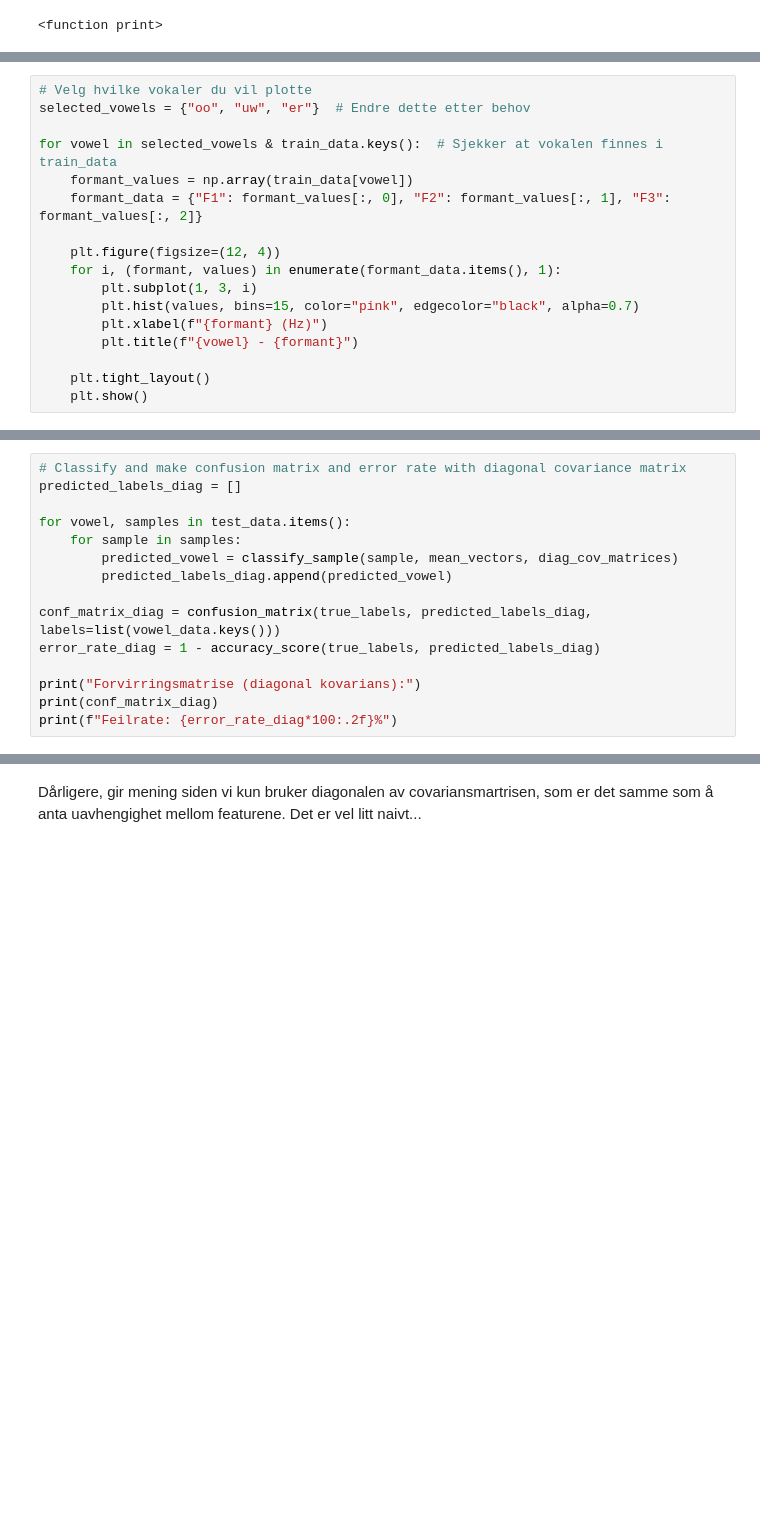
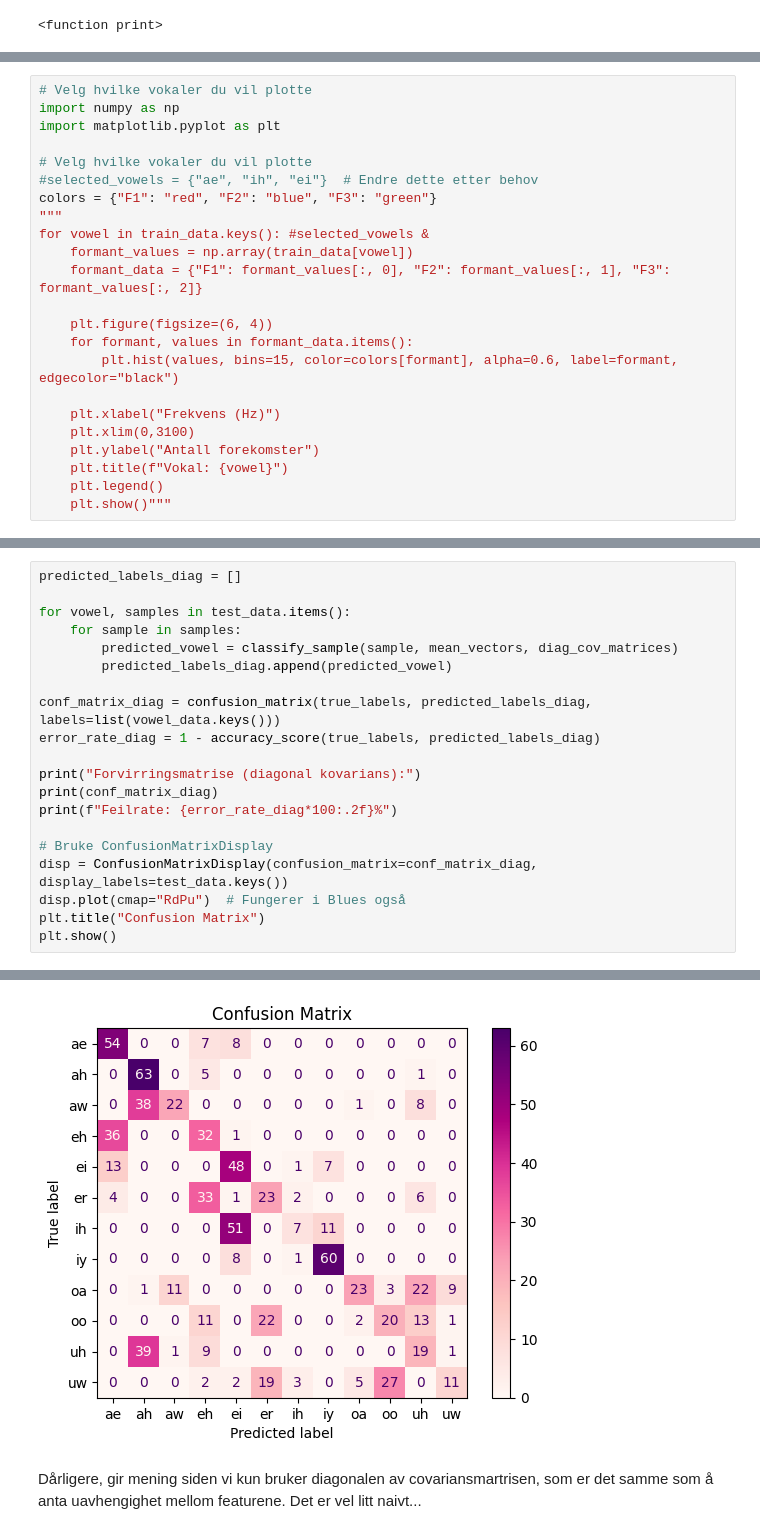
Before and after one commit to Artaosmani/TTT4275-classification-project, a Jupyter notebook: new_vowfil_karin.ipynb, the cells around one changed output, grey strips where cells are left out. Saved outputs shown, nothing was run; the diff lists cells and outputs as text; blank space fills up the shorter version.

```diff
--- a/new_vowfil_karin.ipynb
+++ b/new_vowfil_karin.ipynb
@@ -149,19 +162,25 @@ Feilrate: 34.18%
 [figure]
 # %%
 # Velg hvilke vokaler du vil plotte
-selected_vowels = {"oo", "uw", "er"}  # Endre dette etter behov
+import numpy as np
+import matplotlib.pyplot as plt
 
-for vowel in selected_vowels & train_data.keys():  # Sjekker at vokalen finnes i train_data
+# Velg hvilke vokaler du vil plotte
+#selected_vowels = {"ae", "ih", "ei"}  # Endre dette etter behov
+colors = {"F1": "red", "F2": "blue", "F3": "green"}
+"""
+for vowel in train_data.keys(): #selected_vowels &
     formant_values = np.array(train_data[vowel])
     formant_data = {"F1": formant_values[:, 0], "F2": formant_values[:, 1], "F3": formant_values[:, 2]}
 
-    plt.figure(figsize=(12, 4))
-    for i, (formant, values) in enumerate(formant_data.items(), 1):
-        plt.subplot(1, 3, i)
-        plt.hist(values, bins=15, color="pink", edgecolor="black", alpha=0.7)
-        plt.xlabel(f"{formant} (Hz)")
-        plt.title(f"{vowel} - {formant}")
+    plt.figure(figsize=(6, 4))
+    for formant, values in formant_data.items():
+        plt.hist(values, bins=15, color=colors[formant], alpha=0.6, label=formant, edgecolor="black")
 
-    plt.tight_layout()
-    plt.show()
+    plt.xlabel("Frekvens (Hz)")
+    plt.xlim(0,3100)
+    plt.ylabel("Antall forekomster")
+    plt.title(f"Vokal: {vowel}")
+    plt.legend()
+    plt.show()"""
 # %% [output]
@@ -197,33 +217,39 @@ Diagonal matrix for uw:
 # %%
-# Classify and make confusion matrix and error rate with diagonal covariance matrix
 predicted_labels_diag = []
 
 for vowel, samples in test_data.items():
     for sample in samples:
         predicted_vowel = classify_sample(sample, mean_vectors, diag_cov_matrices)
         predicted_labels_diag.append(predicted_vowel)
 
 conf_matrix_diag = confusion_matrix(true_labels, predicted_labels_diag, labels=list(vowel_data.keys()))
 error_rate_diag = 1 - accuracy_score(true_labels, predicted_labels_diag)
 
 print("Forvirringsmatrise (diagonal kovarians):")
 print(conf_matrix_diag)
 print(f"Feilrate: {error_rate_diag*100:.2f}%")
+
+# Bruke ConfusionMatrixDisplay
+disp = ConfusionMatrixDisplay(confusion_matrix=conf_matrix_diag, display_labels=test_data.keys())
+disp.plot(cmap="RdPu")  # Fungerer i Blues også
+plt.title("Confusion Matrix")
+plt.show()
 # %% [output]
 Forvirringsmatrise (diagonal kovarians):
 [[54  0  0  7  8  0  0  0  0  0  0  0]
  [ 0 63  0  5  0  0  0  0  0  0  1  0]
  [ 0 38 22  0  0  0  0  0  1  0  8  0]
  [36  0  0 32  1  0  0  0  0  0  0  0]
  [13  0  0  0 48  0  1  7  0  0  0  0]
  [ 4  0  0 33  1 23  2  0  0  0  6  0]
  [ 0  0  0  0 51  0  7 11  0  0  0  0]
  [ 0  0  0  0  8  0  1 60  0  0  0  0]
  [ 0  1 11  0  0  0  0  0 23  3 22  9]
  [ 0  0  0 11  0 22  0  0  2 20 13  1]
  [ 0 39  1  9  0  0  0  0  0  0 19  1]
  [ 0  0  0  2  2 19  3  0  5 27  0 11]]
 Feilrate: 53.86%
+[figure, added]
 # %% [markdown]
 Dårligere, gir mening siden vi kun bruker diagonalen av covariansmartrisen, som er det samme som å anta uavhengighet mellom featurene. Det er vel litt naivt...
 # %% [markdown]
```
Also changed, not shown: parts of 25 cells of this notebook.
